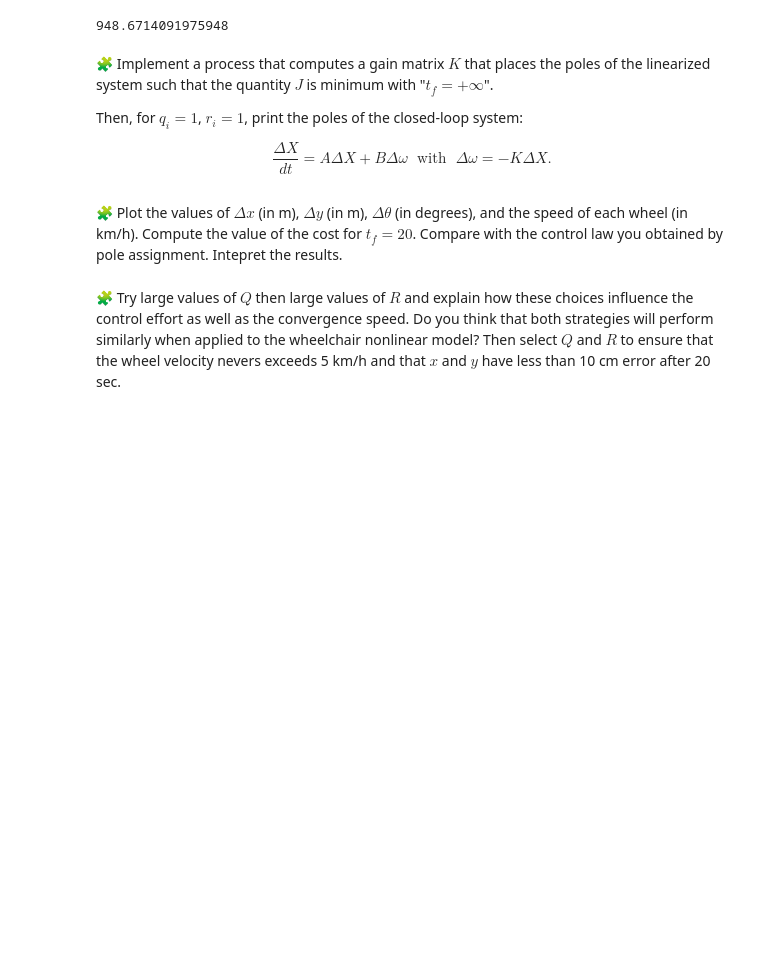
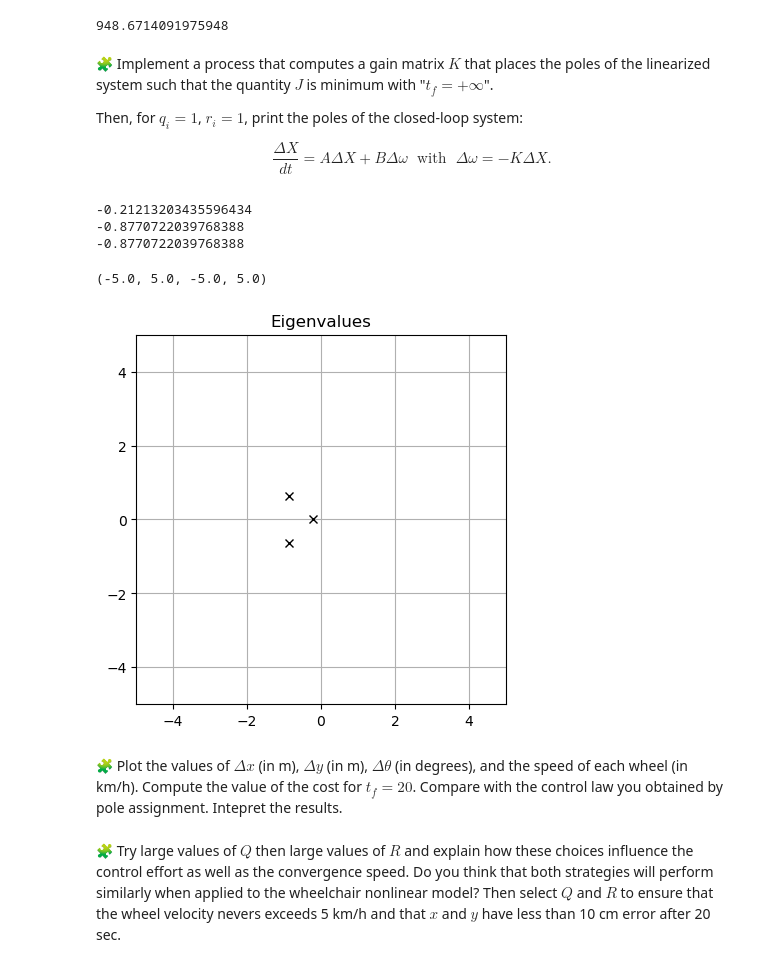
Before and after one commit to HibaNRJ/control-engineering-with-python-project-2022-2023, a Jupyter notebook: Project-3.ipynb, the cells around one changed output. Saved outputs shown, nothing was run; the diff lists cells and outputs as text; code cells hidden in the pictures; blank space fills up the shorter version.

```diff
--- a/Project-3.ipynb
+++ b/Project-3.ipynb
@@ -705,11 +705,26 @@ $$
 # %%
 Q = array([[1, 0, 0], [0, 1, 0],[0, 0,1]])
 R = array([[1,0],[0,1]])
 Pi = solve_continuous_are(A, B, Q, R)
 K = inv(R) @ B.T @ Pi
 
 eigenvalues, _ = eig(A - B @ K)
 assert all([real(s) < 0 for s in eigenvalues])
+for s in eigenvalues:
+    print(real(s))
+x = [real(s) for s in eigenvalues]
+y = [imag(s) for s in eigenvalues]
+plot(x, y, "kx")
+grid(True)
+title("Eigenvalues")
+axis("square")
+axis([-5, 5, -5, 5])
+# %% [output]
+-0.21213203435596434
+-0.8770722039768388
+-0.8770722039768388
+(-5.0, 5.0, -5.0, 5.0)
+[figure, added]
 # %% [markdown]
 🧩 Plot the values of $\Delta x$ (in m), $\Delta y$ (in m), $\Delta \theta$ (in degrees), and the speed of each wheel (in km/h). Compute the value of the cost for $t_f=20$. Compare with the control law you obtained by pole assignment. Intepret the results.
 # %%
```
